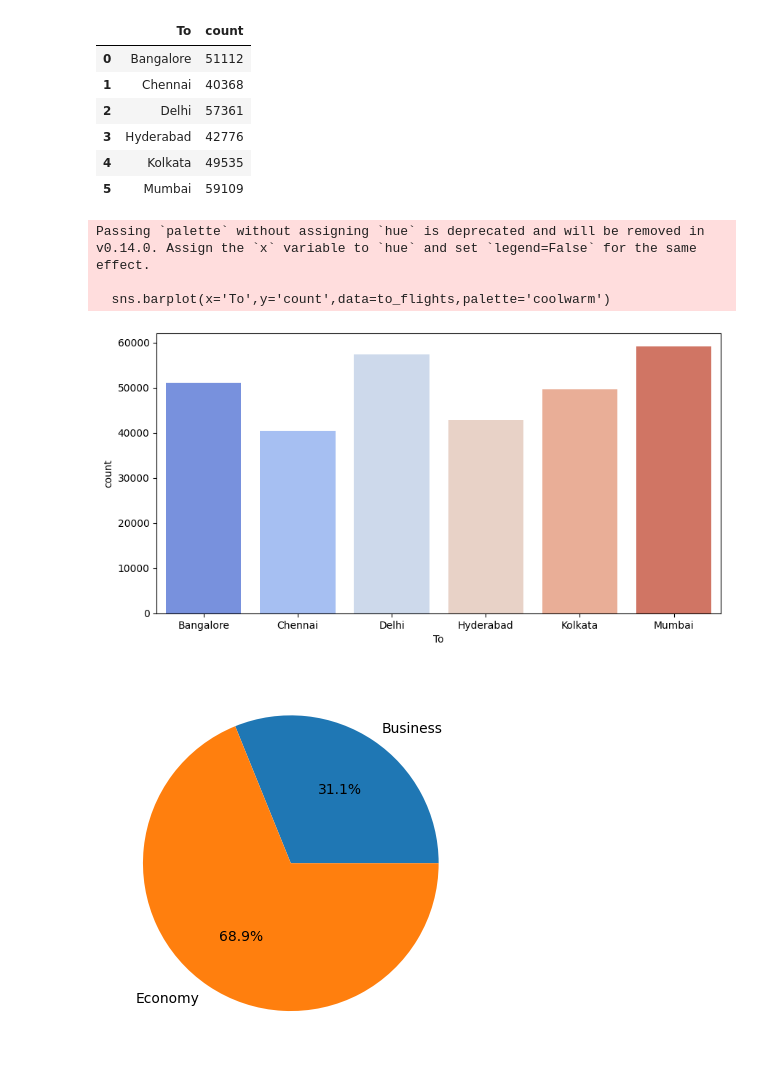
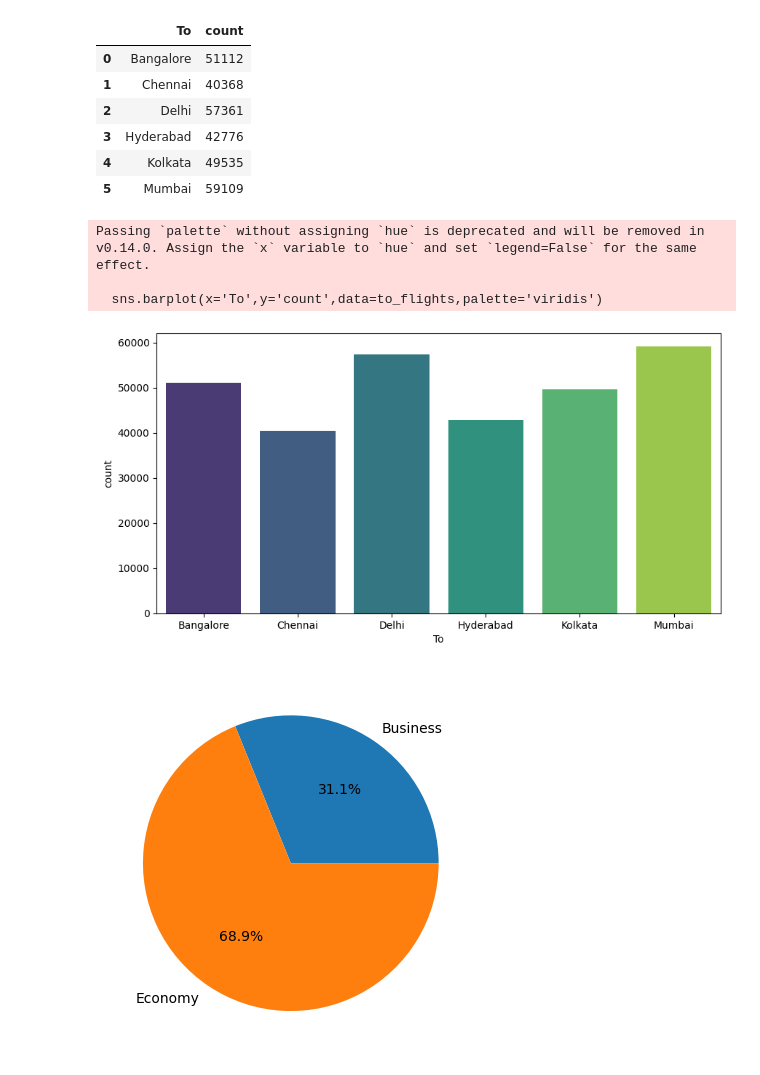
Before and after one commit to nidhi-158/Flight-price, a Jupyter notebook: FlightPrice.ipynb, the cells around one changed output. Saved outputs shown, nothing was run; the diff lists cells and outputs as text; code cells hidden in the pictures.

```diff
--- a/FlightPrice.ipynb
+++ b/FlightPrice.ipynb
@@ -197,13 +203,13 @@ to_flights
 | 5 | Mumbai | 59109 |
 # %%
 plt.figure(figsize=(10,5))
-sns.barplot(x='To',y='count',data=to_flights,palette='coolwarm')
+sns.barplot(x='To',y='count',data=to_flights,palette='viridis')
 plt.show()
 # %% [output]
 Passing `palette` without assigning `hue` is deprecated and will be removed in v0.14.0. Assign the `x` variable to `hue` and set `legend=False` for the same effect.
 
-  sns.barplot(x='To',y='count',data=to_flights,palette='coolwarm')
+  sns.barplot(x='To',y='count',data=to_flights,palette='viridis')
-[figure, old version]
+[figure, new version]
 # %%
 class_Count=df.groupby('class').size().reset_index(name='count')
 # %%
```
Also changed, not shown: parts of 27 cells of this notebook.
